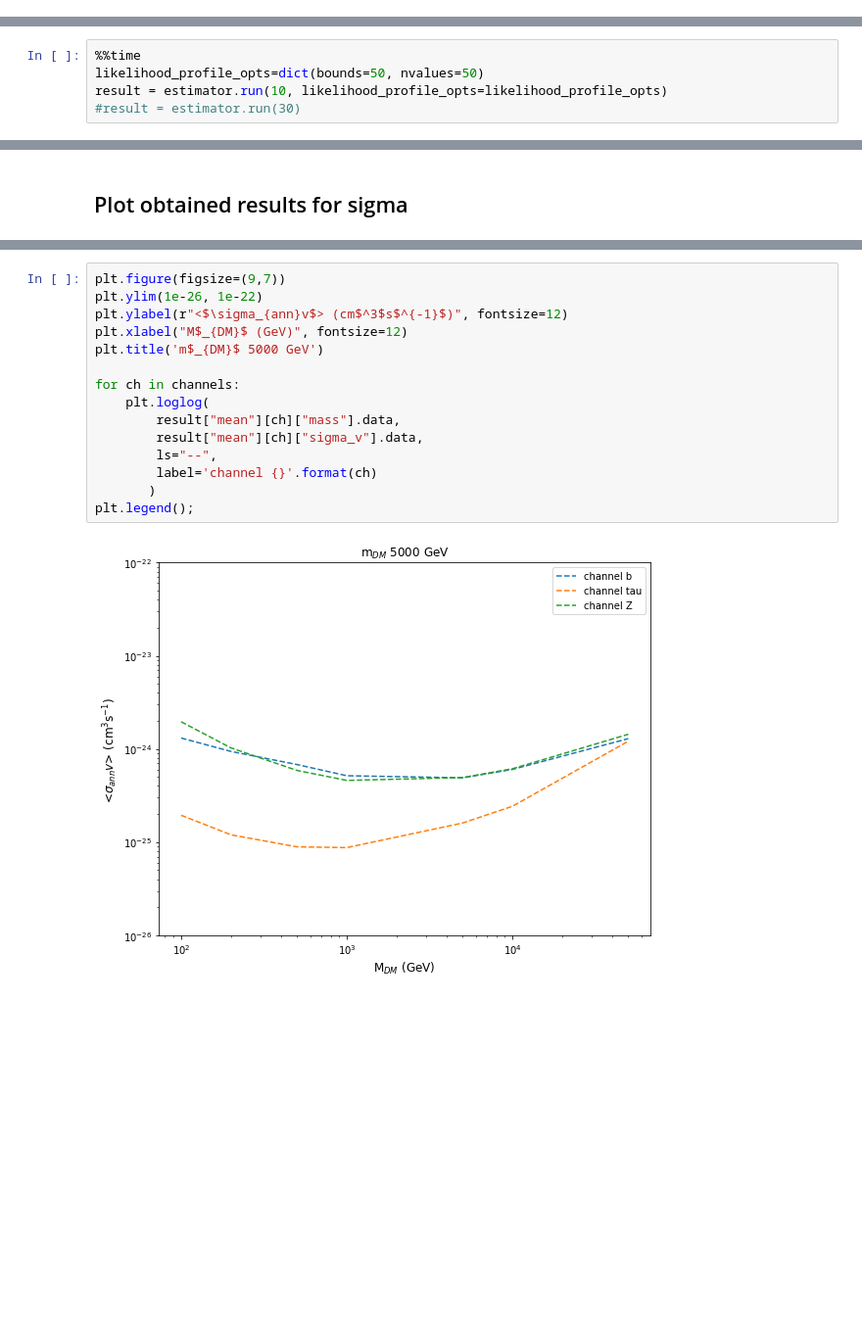
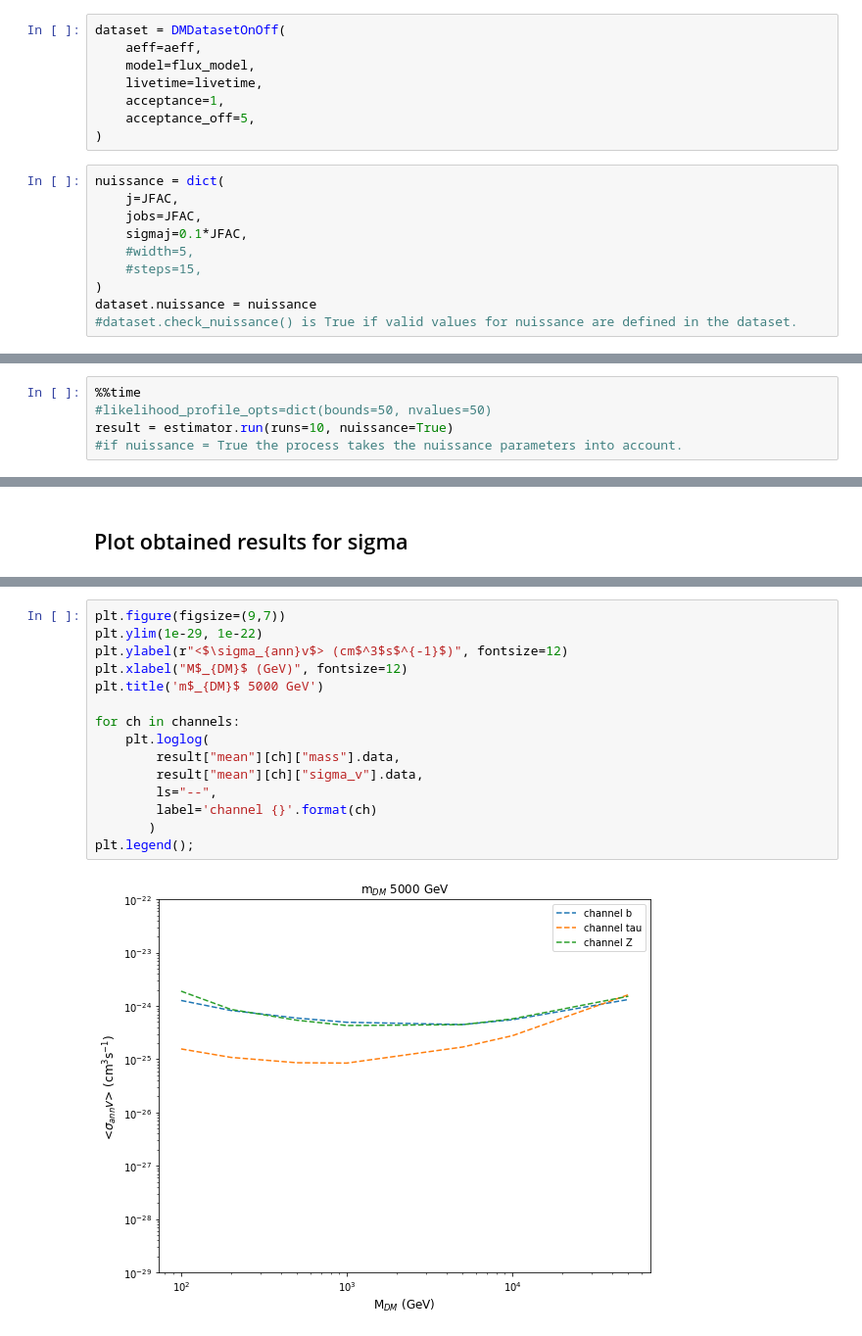
Before and after one commit to peroju/dm-gammapy, a Jupyter notebook: notebooks/DarkMatterUseCaseSigmaVEstimator.ipynb, the cells around one changed output, grey strips where cells are left out. Shown: that part at 98% size. Drawn from its saved outputs; the diff is of its cells as text; blank space fills up the shorter version.

Commit message:
Add support for nuissance params in DarkMatterUseCaseSigmaVEstimator

```diff
--- a/notebooks/DarkMatterUseCaseSigmaVEstimator.ipynb
+++ b/notebooks/DarkMatterUseCaseSigmaVEstimator.ipynb
@@ -125,3 +114,21 @@ dataset = SpectrumDatasetOnOff(
+# %%
+dataset = DMDatasetOnOff(
+    aeff=aeff,
+    model=flux_model,
+    livetime=livetime,
+    acceptance=1,
+    acceptance_off=5,
+)
+# %%
+nuissance = dict(
+    j=JFAC,
+    jobs=JFAC,
+    sigmaj=0.1*JFAC,
+    #width=5,
+    #steps=15,
+)
+dataset.nuissance = nuissance
+#dataset.check_nuissance() is True if valid values for nuissance are defined in the dataset.
 # %% [markdown]
 **Enable inspection**
 # %%
@@ -139,7 +167,7 @@ estimator = SigmaVEstimator(dataset, masses, channels, background_model=bkg, jfa
 **Run estimator and fetch results**
 # %%
 %%time
-likelihood_profile_opts=dict(bounds=50, nvalues=50)
-result = estimator.run(10, likelihood_profile_opts=likelihood_profile_opts)
-#result = estimator.run(30)
+#likelihood_profile_opts=dict(bounds=50, nvalues=50)
+result = estimator.run(runs=10, nuissance=True)
+#if nuissance = True the process takes the nuissance parameters into account.
 # %% [output]
@@ -192,17 +226,17 @@ Table length=7
 # %%
 plt.figure(figsize=(9,7))
-plt.ylim(1e-26, 1e-22)
+plt.ylim(1e-29, 1e-22)
 plt.ylabel(r"<$\sigma_{ann}v$> (cm$^3$s$^{-1}$)", fontsize=12)
 plt.xlabel("M$_{DM}$ (GeV)", fontsize=12)
 plt.title('m$_{DM}$ 5000 GeV')
 
 for ch in channels:
     plt.loglog(
         result["mean"][ch]["mass"].data,
         result["mean"][ch]["sigma_v"].data,
         ls="--",
         label='channel {}'.format(ch)
        )
 plt.legend();
 # %% [output]
-[figure, old version]
+[figure, new version]
```
Also changed, not shown: parts of 12 cells of this notebook.
